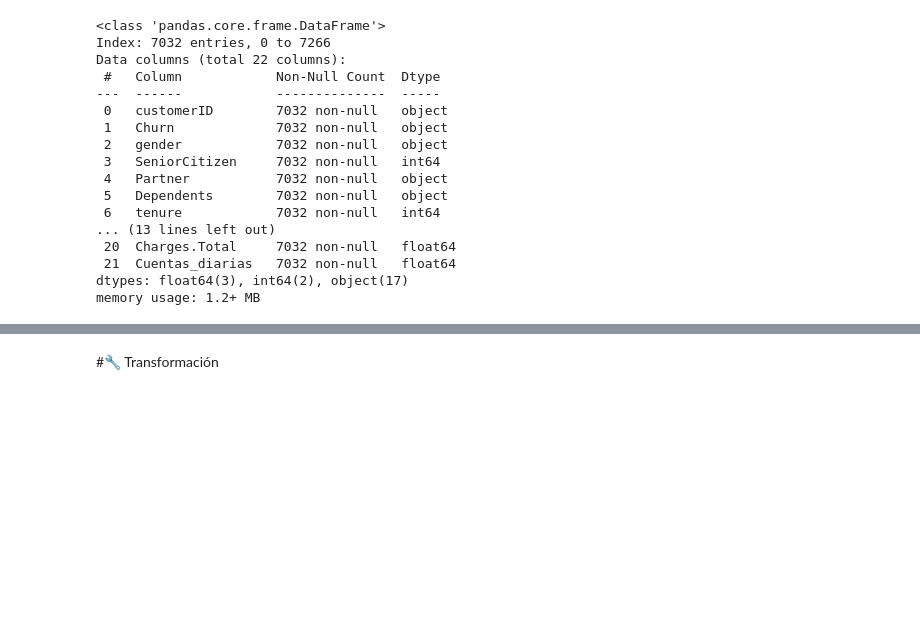
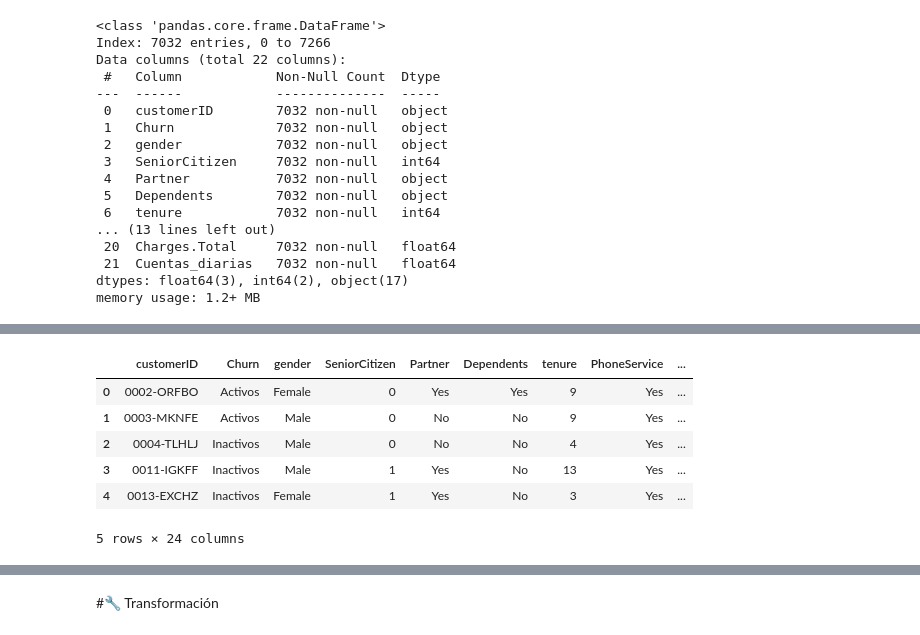
Before and after one commit to BlopezEspinoza070801/Reto-Churn-Rate, a Jupyter notebook: TelecomX_LATAM.ipynb, the cells around one changed output, grey strips where cells are left out. Cells and saved outputs as stored; diff of their text form; code cells hidden in the pictures; blank space fills up the shorter version.

```diff
--- a/TelecomX_LATAM.ipynb
+++ b/TelecomX_LATAM.ipynb
@@ -375,0 +482,29 @@ df_filtrado2.groupby(['Churn','gender'])[['SeniorCitizen','Partner','Dependents'
+# %%
+palette = sns.color_palette("colorblind")[:2]
+etiquetas_estado = {'Yes': "Inactivos",'No': "Activos"}
+def segmentar(x):
+  if x<100:
+    return'<$100'
+  elif 100<=x<500:
+    return '$100-500'
+  elif 500<=x<1500:
+    return '$500-1500'
+  elif 1500<=x<4000:
+    return '$1500-4000'
+  else:
+    return ">$4000"
+df['Segmento_Pagos']=df['Charges.Total'].apply(segmentar)
+
+def segmentar2(x):
+  if x<6:
+    return 'Menos de 6 Meses'
+  elif 6 <= x < 12:
+        return "1/2 a 1 año"
+  elif 12 <= x < 24:
+        return "1 a 2 años"
+  elif 24 <= x < 48:
+        return "2 a 4 años"
+  else:
+        return "Más de 4 años"
+
+df['Segmento_Tiempo']=df['tenure'].apply(segmentar2)
@@ -375,0 +513,10 @@ df_filtrado2.groupby(['Churn','gender'])[['SeniorCitizen','Partner','Dependents'
+# %%
+df.head()
+# %% [output]
+|  | customerID | Churn | gender | SeniorCitizen | Partner | Dependents | tenure | PhoneService | ... |
+| 0 | 0002-ORFBO | Activos | Female | 0 | Yes | Yes | 9 | Yes | ... |
+| 1 | 0003-MKNFE | Activos | Male | 0 | No | No | 9 | Yes | ... |
+| 2 | 0004-TLHLJ | Inactivos | Male | 0 | No | No | 4 | Yes | ... |
+| 3 | 0011-IGKFF | Inactivos | Male | 1 | Yes | No | 13 | Yes | ... |
+| 4 | 0013-EXCHZ | Inactivos | Female | 1 | Yes | No | 3 | Yes | ... |
+5 rows × 24 columns
```
Also changed, not shown: parts of 14 cells of this notebook.
